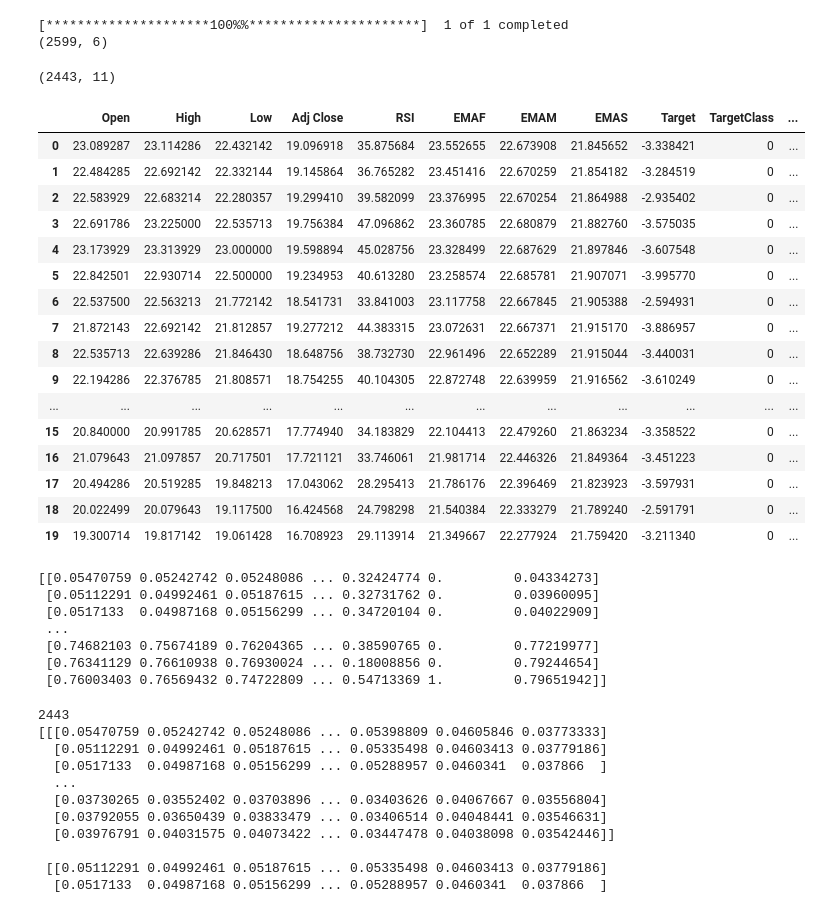
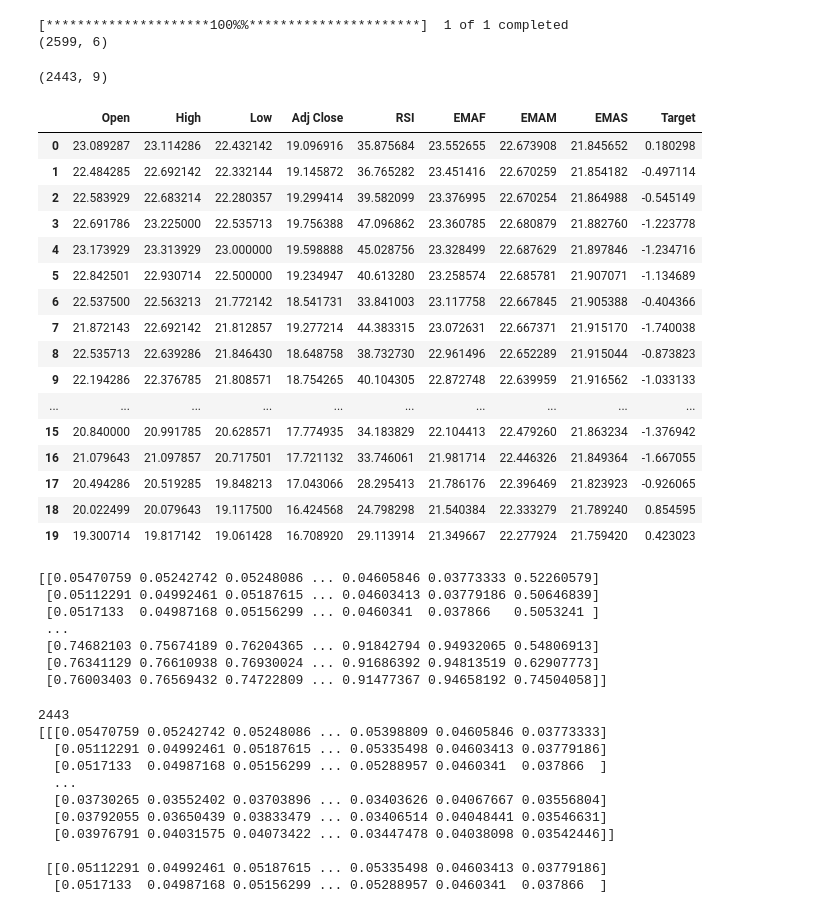
Before and after one commit to chiyanz/LSTM-stock-prediction, a Jupyter notebook: LSTM_CodeTrading_1.ipynb, the cells around one changed output. Cells and saved outputs as stored; diff of their text form; code cells hidden in the pictures.

```diff
--- a/LSTM_CodeTrading_1.ipynb
+++ b/LSTM_CodeTrading_1.ipynb
@@ -17,13 +17,14 @@ data['EMAF']=ta.ema(data.Close, length=20)
 data['EMAM']=ta.ema(data.Close, length=100)
 data['EMAS']=ta.ema(data.Close, length=150)
 
-data['Target'] = data['Adj Close']-data.Open
-data['Target'] = data['Target'].shift(-1)
+data['Next Close'] = data['Adj Close'].shift(-7)
+# target prediction value: the change in closing price next week
+data['Target'] = data['Next Close'] - data['Adj Close']
 
-data['TargetClass'] = [1 if data.Target[i]>0 else 0 for i in range(len(data))]
+# data['TargetClass'] = [1 if data.Target[i]>0 else 0 for i in range(len(data))]
 
 # target is next week's closing price
-data['TargetNextClose'] = data['Adj Close'].shift(-7)
+# data['TargetNextClose'] = data['Adj Close'].shift(-7)
 
 # Display the resulting DataFrame
 data.dropna(inplace=True)
@@ -43,54 +44,54 @@ data.reset_index(inplace = True)
 # data['yi'] = [data.Open[i]-data.Close[i] for i in range(0, len(data))]
 # print(len(yi))
 
-data.drop(['Volume', 'Close', 'Date'], axis=1, inplace=True)
+data.drop(['Volume', 'Close', 'Date', 'Next Close'], axis=1, inplace=True)
 # df_weekly.drop(['index', 'Volume', 'Close'], axis=1, inplace=True)
 print(data.shape)
 # print(df_weekly.head())
 # %% [output]
-(2443, 11)
+(2443, 9)
 # %%
-data_set = data.iloc[:, 0:11]#.values
+data_set = data.iloc[:, 0:9] #.values
 pd.set_option('display.max_columns', None)
 
 data_set.head(20)
 #print(data_set.shape)
 #print(data.shape)
 #print(type(data_set))
 # data_set.reset_index(inplace = True, drop=True)
 # data_set.head()
 # data_set.to_csv('stocks.csv', index=False)
 # %% [output]
-|  | Open | High | Low | Adj Close | RSI | EMAF | EMAM | EMAS | Target | TargetClass | ... |
-| 0 | 23.089287 | 23.114286 | 22.432142 | 19.096918 | 35.875684 | 23.552655 | 22.673908 | 21.845652 | -3.338421 | 0 | ... |
-| 1 | 22.484285 | 22.692142 | 22.332144 | 19.145864 | 36.765282 | 23.451416 | 22.670259 | 21.854182 | -3.284519 | 0 | ... |
-| 2 | 22.583929 | 22.683214 | 22.280357 | 19.299410 | 39.582099 | 23.376995 | 22.670254 | 21.864988 | -2.935402 | 0 | ... |
-| 3 | 22.691786 | 23.225000 | 22.535713 | 19.756384 | 47.096862 | 23.360785 | 22.680879 | 21.882760 | -3.575035 | 0 | ... |
-| 4 | 23.173929 | 23.313929 | 23.000000 | 19.598894 | 45.028756 | 23.328499 | 22.687629 | 21.897846 | -3.607548 | 0 | ... |
-| 5 | 22.842501 | 22.930714 | 22.500000 | 19.234953 | 40.613280 | 23.258574 | 22.685781 | 21.907071 | -3.995770 | 0 | ... |
-| 6 | 22.537500 | 22.563213 | 21.772142 | 18.541731 | 33.841003 | 23.117758 | 22.667845 | 21.905388 | -2.594931 | 0 | ... |
-| 7 | 21.872143 | 22.692142 | 21.812857 | 19.277212 | 44.383315 | 23.072631 | 22.667371 | 21.915170 | -3.886957 | 0 | ... |
-| 8 | 22.535713 | 22.639286 | 21.846430 | 18.648756 | 38.732730 | 22.961496 | 22.652289 | 21.915044 | -3.440031 | 0 | ... |
-| 9 | 22.194286 | 22.376785 | 21.808571 | 18.754255 | 40.104305 | 22.872748 | 22.639959 | 21.916562 | -3.610249 | 0 | ... |
-| ... | ... | ... | ... | ... | ... | ... | ... | ... | ... | ... | ... |
-| 15 | 20.840000 | 20.991785 | 20.628571 | 17.774940 | 34.183829 | 22.104413 | 22.479260 | 21.863234 | -3.358522 | 0 | ... |
-| 16 | 21.079643 | 21.097857 | 20.717501 | 17.721121 | 33.746061 | 21.981714 | 22.446326 | 21.849364 | -3.451223 | 0 | ... |
-| 17 | 20.494286 | 20.519285 | 19.848213 | 17.043062 | 28.295413 | 21.786176 | 22.396469 | 21.823923 | -3.597931 | 0 | ... |
-| 18 | 20.022499 | 20.079643 | 19.117500 | 16.424568 | 24.798298 | 21.540384 | 22.333279 | 21.789240 | -2.591791 | 0 | ... |
-| 19 | 19.300714 | 19.817142 | 19.061428 | 16.708923 | 29.113914 | 21.349667 | 22.277924 | 21.759420 | -3.211340 | 0 | ... |
+|  | Open | High | Low | Adj Close | RSI | EMAF | EMAM | EMAS | Target |
+| 0 | 23.089287 | 23.114286 | 22.432142 | 19.096916 | 35.875684 | 23.552655 | 22.673908 | 21.845652 | 0.180298 |
+| 1 | 22.484285 | 22.692142 | 22.332144 | 19.145872 | 36.765282 | 23.451416 | 22.670259 | 21.854182 | -0.497114 |
+| 2 | 22.583929 | 22.683214 | 22.280357 | 19.299414 | 39.582099 | 23.376995 | 22.670254 | 21.864988 | -0.545149 |
+| 3 | 22.691786 | 23.225000 | 22.535713 | 19.756388 | 47.096862 | 23.360785 | 22.680879 | 21.882760 | -1.223778 |
+| 4 | 23.173929 | 23.313929 | 23.000000 | 19.598888 | 45.028756 | 23.328499 | 22.687629 | 21.897846 | -1.234716 |
+| 5 | 22.842501 | 22.930714 | 22.500000 | 19.234947 | 40.613280 | 23.258574 | 22.685781 | 21.907071 | -1.134689 |
+| 6 | 22.537500 | 22.563213 | 21.772142 | 18.541731 | 33.841003 | 23.117758 | 22.667845 | 21.905388 | -0.404366 |
+| 7 | 21.872143 | 22.692142 | 21.812857 | 19.277214 | 44.383315 | 23.072631 | 22.667371 | 21.915170 | -1.740038 |
+| 8 | 22.535713 | 22.639286 | 21.846430 | 18.648758 | 38.732730 | 22.961496 | 22.652289 | 21.915044 | -0.873823 |
+| 9 | 22.194286 | 22.376785 | 21.808571 | 18.754265 | 40.104305 | 22.872748 | 22.639959 | 21.916562 | -1.033133 |
+| ... | ... | ... | ... | ... | ... | ... | ... | ... | ... |
+| 15 | 20.840000 | 20.991785 | 20.628571 | 17.774935 | 34.183829 | 22.104413 | 22.479260 | 21.863234 | -1.376942 |
+| 16 | 21.079643 | 21.097857 | 20.717501 | 17.721132 | 33.746061 | 21.981714 | 22.446326 | 21.849364 | -1.667055 |
+| 17 | 20.494286 | 20.519285 | 19.848213 | 17.043066 | 28.295413 | 21.786176 | 22.396469 | 21.823923 | -0.926065 |
+| 18 | 20.022499 | 20.079643 | 19.117500 | 16.424568 | 24.798298 | 21.540384 | 22.333279 | 21.789240 | 0.854595 |
+| 19 | 19.300714 | 19.817142 | 19.061428 | 16.708920 | 29.113914 | 21.349667 | 22.277924 | 21.759420 | 0.423023 |
 # %%
 from sklearn.preprocessing import MinMaxScaler
 sc = MinMaxScaler(feature_range=(0,1))
 data_set_scaled = sc.fit_transform(data_set)
 print(data_set_scaled)
 # %% [output]
-[[0.05470759 0.05242742 0.05248086 ... 0.32424774 0.         0.04334273]
- [0.05112291 0.04992461 0.05187615 ... 0.32731762 0.         0.03960095]
- [0.0517133  0.04987168 0.05156299 ... 0.34720104 0.         0.04022909]
+[[0.05470759 0.05242742 0.05248086 ... 0.04605846 0.03773333 0.52260579]
+ [0.05112291 0.04992461 0.05187615 ... 0.04603413 0.03779186 0.50646839]
+ [0.0517133  0.04987168 0.05156299 ... 0.0460341  0.037866   0.5053241 ]
  ...
- [0.74682103 0.75674189 0.76204365 ... 0.38590765 0.         0.77219977]
- [0.76341129 0.76610938 0.76930024 ... 0.18008856 0.         0.79244654]
- [0.76003403 0.76569432 0.74722809 ... 0.54713369 1.         0.79651942]]
+ [0.74682103 0.75674189 0.76204365 ... 0.91842794 0.94932065 0.54806913]
+ [0.76341129 0.76610938 0.76930024 ... 0.91686392 0.94813519 0.62907773]
+ [0.76003403 0.76569432 0.74722809 ... 0.91477367 0.94658192 0.74504058]]
 # %%
 # multiple feature from data provided to the model
 X = []
```
Also changed, not shown: parts of 9 cells of this notebook.
